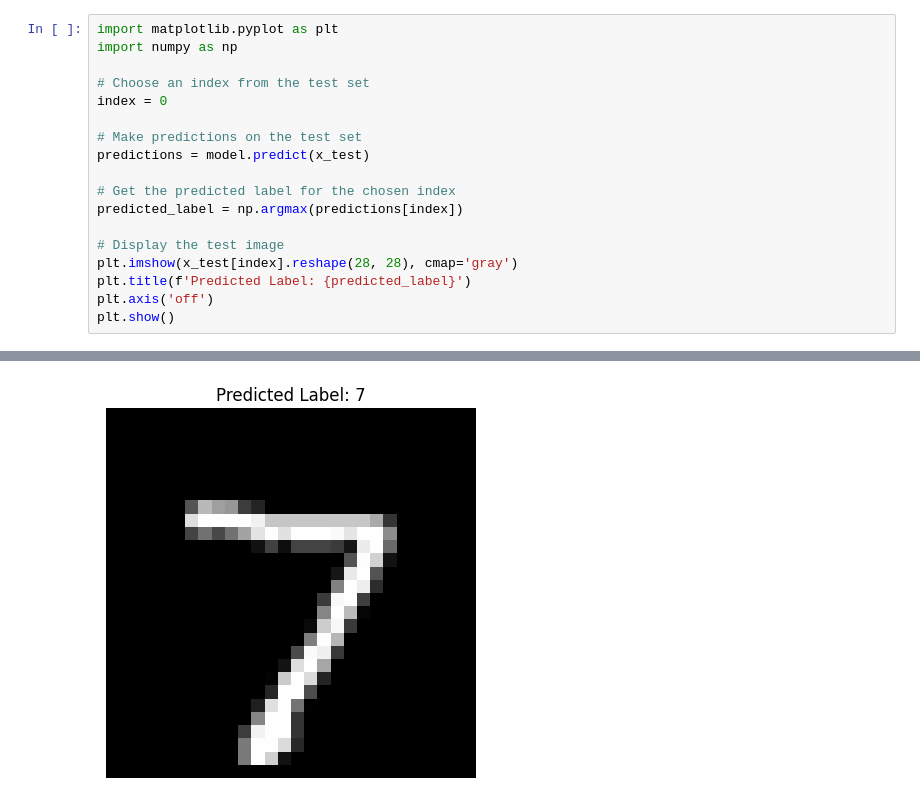
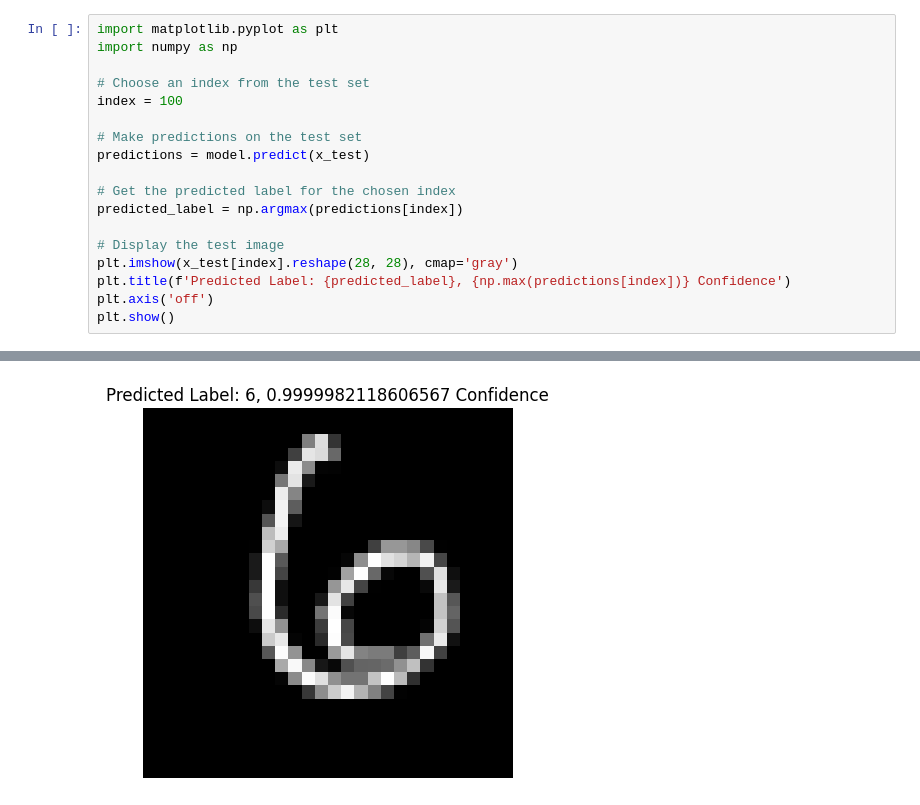
Before and after one commit to pachyvictor/cnn_project, a Jupyter notebook: project.ipynb, the cells around one changed output, grey strips where cells are left out. Drawn from its saved outputs; the diff is of its cells as text.

```diff
--- a/project.ipynb
+++ b/project.ipynb
@@ -51,7 +51,7 @@ import matplotlib.pyplot as plt
 import numpy as np
 
 # Choose an index from the test set
-index = 0
+index = 100
 
 # Make predictions on the test set
 predictions = model.predict(x_test)
@@ -61,7 +61,7 @@ predicted_label = np.argmax(predictions[index])
 
 # Display the test image
 plt.imshow(x_test[index].reshape(28, 28), cmap='gray')
-plt.title(f'Predicted Label: {predicted_label}')
+plt.title(f'Predicted Label: {predicted_label}, {np.max(predictions[index])} Confidence')
 plt.axis('off')
 plt.show()
 # %% [output]
@@ -69,4 +69,4 @@ plt.show()
-[figure, old version]
+[figure, new version]
 # %%
 import tensorflow as tf
 
```
Also changed, not shown: parts of 6 cells of this notebook.
